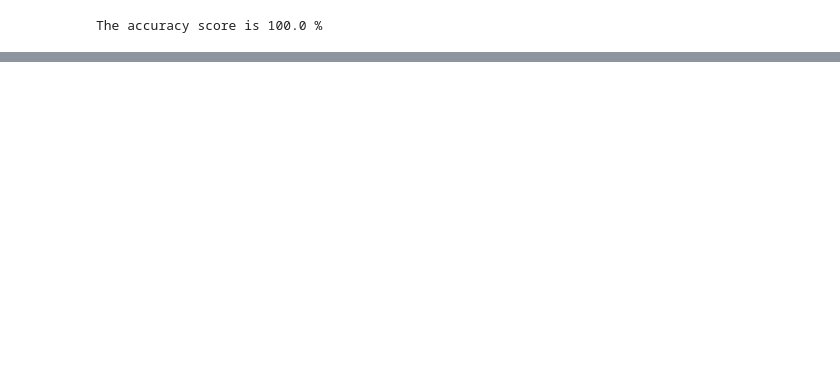
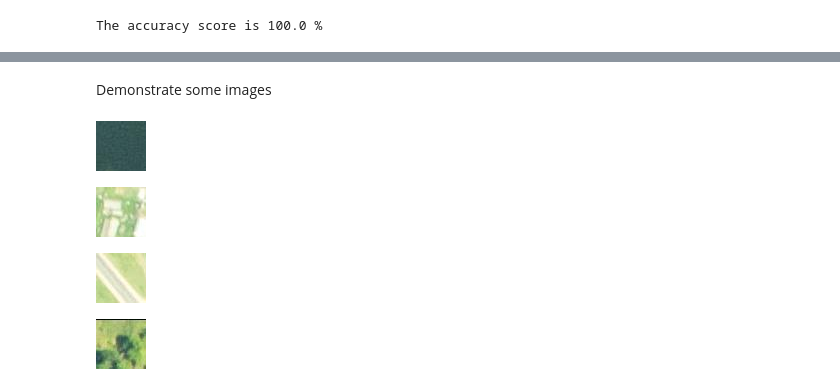
Before and after one commit to JavaStudentAlex/Pattern_Recognition_Theory, a Jupyter notebook: labs/lab1/lab1.ipynb, the cells around one changed output, grey strips where cells are left out. Saved outputs shown, nothing was run; the diff lists cells and outputs as text; code cells hidden in the pictures; blank space fills up the shorter version.

```diff
--- a/labs/lab1/lab1.ipynb
+++ b/labs/lab1/lab1.ipynb
@@ -88,0 +137,18 @@ for class_number in range(len(classes), 1, -1):
+# %% [markdown]
+Demonstrate some images
+# %%
+Image(filename=f"{data_dir}/water.jpg")
+# %% [output]
+[figure, added]
+# %%
+Image(filename=f"{data_dir}/town.jpg")
+# %% [output]
+[figure, added]
+# %%
+Image(filename=f"{data_dir}/road.jpg")
+# %% [output]
+[figure, added]
+# %%
+Image(filename=f"{data_dir}/field.jpg")
+# %% [output]
+[figure, added]
```
Also changed, not shown: parts of 15 cells of this notebook.
